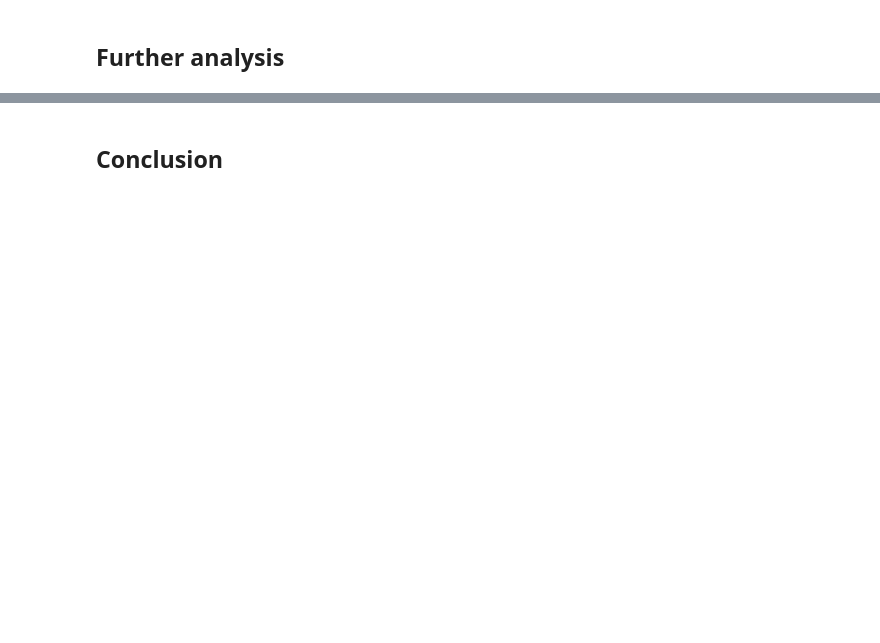
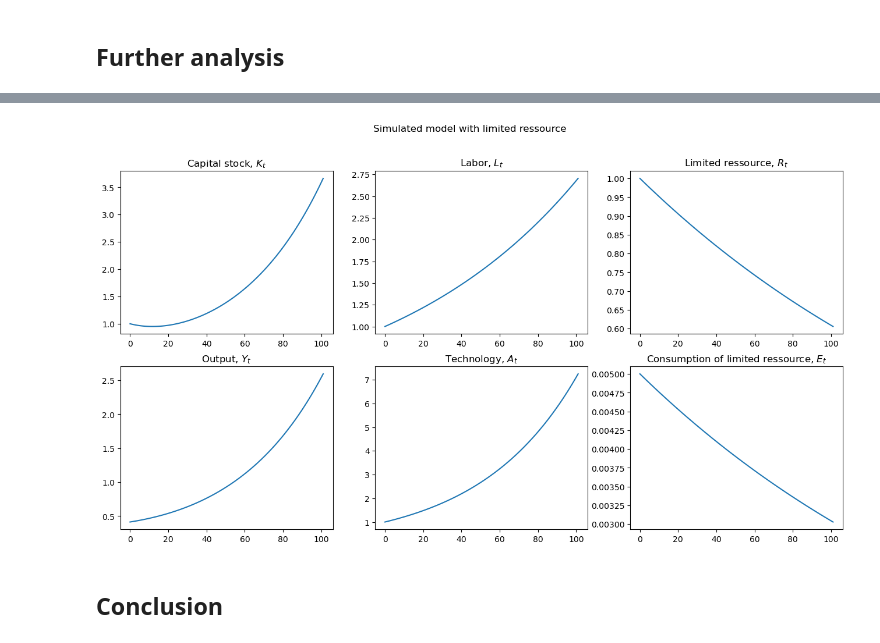
Before and after one commit to NumEconCopenhagen/projects-2023-valros, a Jupyter notebook: modelproject/modelproject.ipynb, the cells around one changed output, grey strips where cells are left out. Saved outputs shown, nothing was run; the diff lists cells and outputs as text; code cells hidden in the pictures; blank space fills up the shorter version.

```diff
--- a/modelproject/modelproject.ipynb
+++ b/modelproject/modelproject.ipynb
@@ -164,2 +187,6 @@ model.simulate(do_print=True)
+# %%
+model.simulate(periods = 100, ext=True,do_print=True)
+# %% [output]
+[figure, added]
 # %% [markdown]
 ## Conclusion
```
Also changed, not shown: parts of 7 cells of this notebook, 1 other file.
